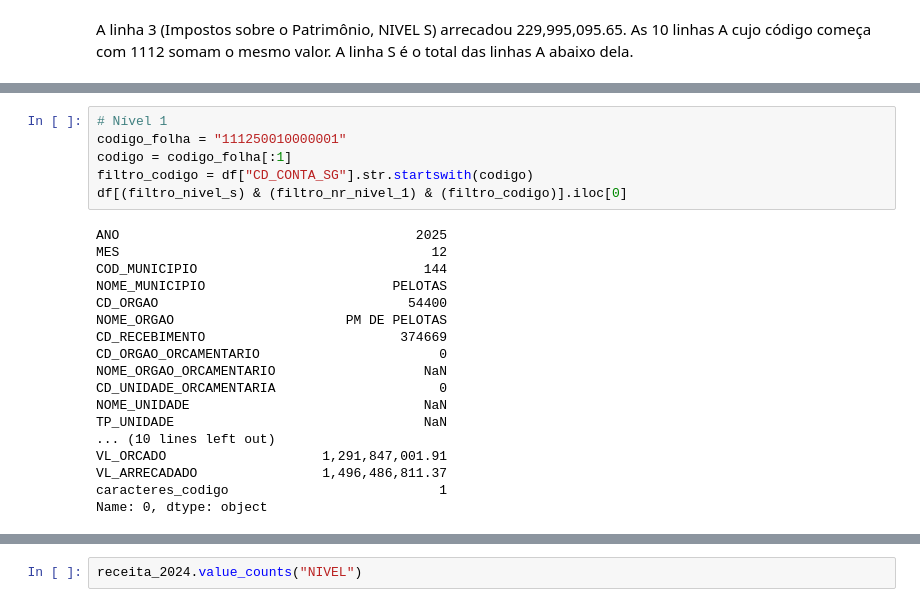
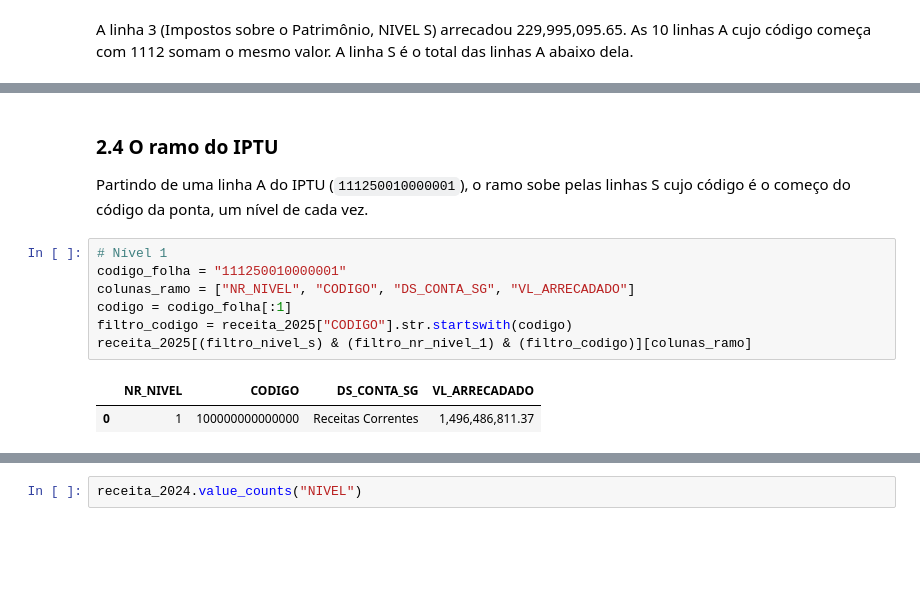
Before and after one commit to RafaelsBahr/Pelotas-Budget-Pipeline, a Jupyter notebook: notebooks/01_exploracao.ipynb, the cells around one changed output, grey strips where cells are left out. Drawn from its saved outputs; the diff is of its cells as text; blank space fills up the shorter version.

```diff
--- a/notebooks/01_exploracao.ipynb
+++ b/notebooks/01_exploracao.ipynb
@@ -295,27 +189,17 @@ Name: 5, dtype: object
+# %% [markdown]
+### 2.4 O ramo do IPTU
+
+Partindo de uma linha A do IPTU (`111250010000001`), o ramo sobe pelas linhas S cujo código é o começo do código da ponta, um nível de cada vez.
 # %%
 # Nível 1
 codigo_folha = "111250010000001"
+colunas_ramo = ["NR_NIVEL", "CODIGO", "DS_CONTA_SG", "VL_ARRECADADO"]
 codigo = codigo_folha[:1]
-filtro_codigo = df["CD_CONTA_SG"].str.startswith(codigo)
-df[(filtro_nivel_s) & (filtro_nr_nivel_1) & (filtro_codigo)].iloc[0]
+filtro_codigo = receita_2025["CODIGO"].str.startswith(codigo)
+receita_2025[(filtro_nivel_s) & (filtro_nr_nivel_1) & (filtro_codigo)][colunas_ramo]
 # %% [output]
-ANO                                      2025
-MES                                        12
-COD_MUNICIPIO                             144
-NOME_MUNICIPIO                        PELOTAS
-CD_ORGAO                                54400
-NOME_ORGAO                      PM DE PELOTAS
-CD_RECEBIMENTO                         374669
-CD_ORGAO_ORCAMENTARIO                       0
-NOME_ORGAO_ORCAMENTARIO                   NaN
-CD_UNIDADE_ORCAMENTARIA                     0
-NOME_UNIDADE                              NaN
-TP_UNIDADE                                NaN
-... (10 lines left out)
-VL_ORCADO                    1,291,847,001.91
-VL_ARRECADADO                1,496,486,811.37
-caracteres_codigo                           1
-Name: 0, dtype: object
+|  | NR_NIVEL | CODIGO | DS_CONTA_SG | VL_ARRECADADO |
+| 0 | 1 | 100000000000000 | Receitas Correntes | 1,496,486,811.37 |
 # %%
 # Nível 2
 codigo = codigo_folha[:2]
```
Also changed, not shown: parts of 74 cells of this notebook.
